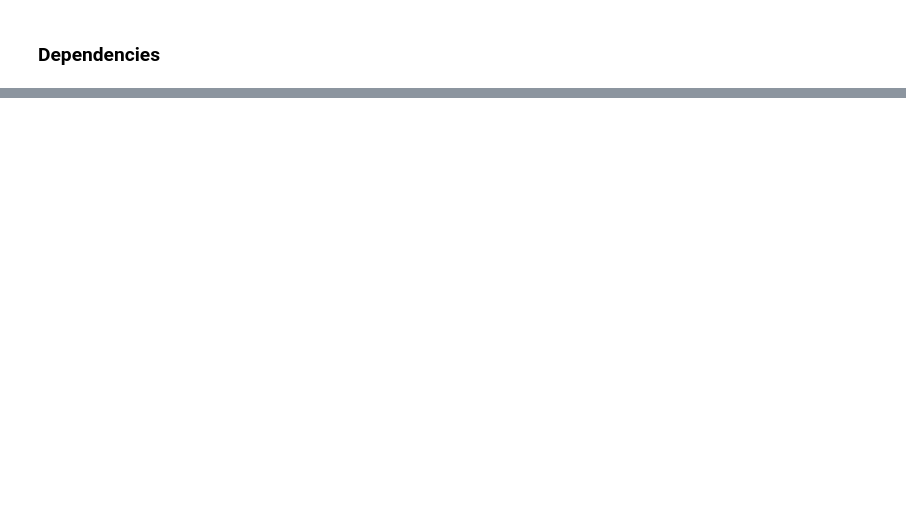
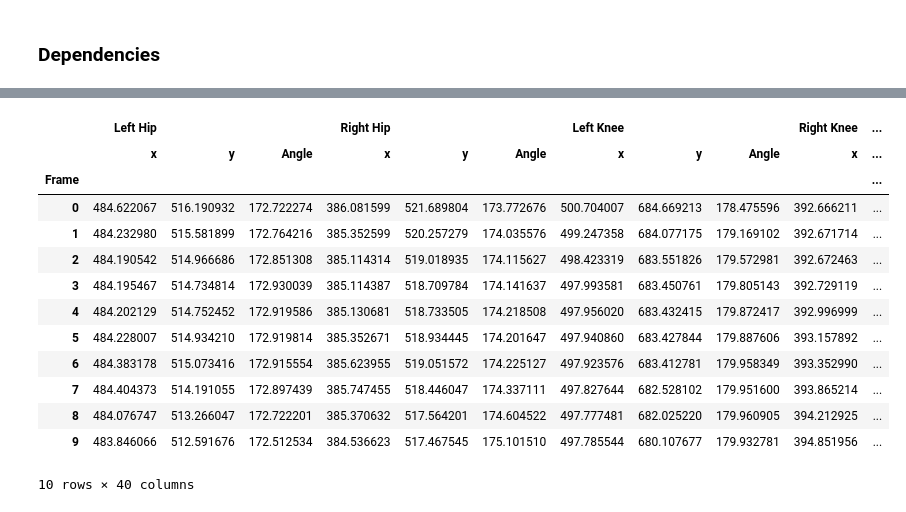
Before and after one commit to biancajayy/strAIn, a Jupyter notebook: models/strAIn Model V1.ipynb, the cells around one changed output, grey strips where cells are left out. Saved outputs shown, nothing was run; the diff lists cells and outputs as text; code cells hidden in the pictures; blank space fills up the shorter version.

```diff
--- a/models/strAIn Model V1.ipynb
+++ b/models/strAIn Model V1.ipynb
@@ -210,3 +229,46 @@ for side in ['Left', 'Right']:
+# %%
+import joblib
+
+model = joblib.load('xgb_prediction_model.pkl')
+
+features = np.column_stack([
+    cleaned_motion_df[('Left Foot Middle', 'x')].values,
+    cleaned_motion_df[('Left Foot Middle', 'y')].values,
+    cleaned_motion_df[('Right Foot Middle', 'x')].values,
+    cleaned_motion_df[('Right Foot Middle', 'y')].values,
+    cleaned_motion_df[('Left Foot Middle', 'Vel_x')].values,
+    cleaned_motion_df[('Left Foot Middle', 'Vel_y')].values,
+    cleaned_motion_df[('Right Foot Middle', 'Vel_x')].values,
+    cleaned_motion_df[('Right Foot Middle', 'Vel_y')].values,
+    cleaned_motion_df[('Left Foot Middle', 'Acc_x')].values,
+    cleaned_motion_df[('Left Foot Middle', 'Acc_y')].values,
+    cleaned_motion_df[('Right Foot Middle', 'Acc_x')].values,
+    cleaned_motion_df[('Right Foot Middle', 'Acc_y')].values
+])
+
+predictions = model.predict(features)
+
+cleaned_motion_df['GRF_L_x'] = predictions[:,0]
+cleaned_motion_df['GRF_L_y'] = predictions[:,1]
+cleaned_motion_df['GRF_R_x'] = predictions[:,2]
+cleaned_motion_df['GRF_R_y'] = predictions[:,3]
+# %%
+cleaned_motion_df.head(10)
+# %% [output]
+|  | Left Hip |  |  | Right Hip |  |  | Left Knee |  |  | Right Knee | ... |
+|  | x | y | Angle | x | y | Angle | x | y | Angle | x | ... |
+| Frame |  |  |  |  |  |  |  |  |  |  | ... |
+| 0 | 484.622067 | 516.190932 | 172.722274 | 386.081599 | 521.689804 | 173.772676 | 500.704007 | 684.669213 | 178.475596 | 392.666211 | ... |
+| 1 | 484.232980 | 515.581899 | 172.764216 | 385.352599 | 520.257279 | 174.035576 | 499.247358 | 684.077175 | 179.169102 | 392.671714 | ... |
+| 2 | 484.190542 | 514.966686 | 172.851308 | 385.114314 | 519.018935 | 174.115627 | 498.423319 | 683.551826 | 179.572981 | 392.672463 | ... |
+| 3 | 484.195467 | 514.734814 | 172.930039 | 385.114387 | 518.709784 | 174.141637 | 497.993581 | 683.450761 | 179.805143 | 392.729119 | ... |
+| 4 | 484.202129 | 514.752452 | 172.919586 | 385.130681 | 518.733505 | 174.218508 | 497.956020 | 683.432415 | 179.872417 | 392.996999 | ... |
+| 5 | 484.228007 | 514.934210 | 172.919814 | 385.352671 | 518.934445 | 174.201647 | 497.940860 | 683.427844 | 179.887606 | 393.157892 | ... |
+| 6 | 484.383178 | 515.073416 | 172.915554 | 385.623955 | 519.051572 | 174.225127 | 497.923576 | 683.412781 | 179.958349 | 393.352990 | ... |
+| 7 | 484.404373 | 514.191055 | 172.897439 | 385.747455 | 518.446047 | 174.337111 | 497.827644 | 682.528102 | 179.951600 | 393.865214 | ... |
+| 8 | 484.076747 | 513.266047 | 172.722201 | 385.370632 | 517.564201 | 174.604522 | 497.777481 | 682.025220 | 179.960905 | 394.212925 | ... |
+| 9 | 483.846066 | 512.591676 | 172.512534 | 384.536623 | 517.467545 | 175.101510 | 497.785544 | 680.107677 | 179.932781 | 394.851956 | ... |
+10 rows × 40 columns
 # %%
 #Calculate Joint Moments
 
```
Also changed, not shown: parts of 7 cells of this notebook, 1 other file.
